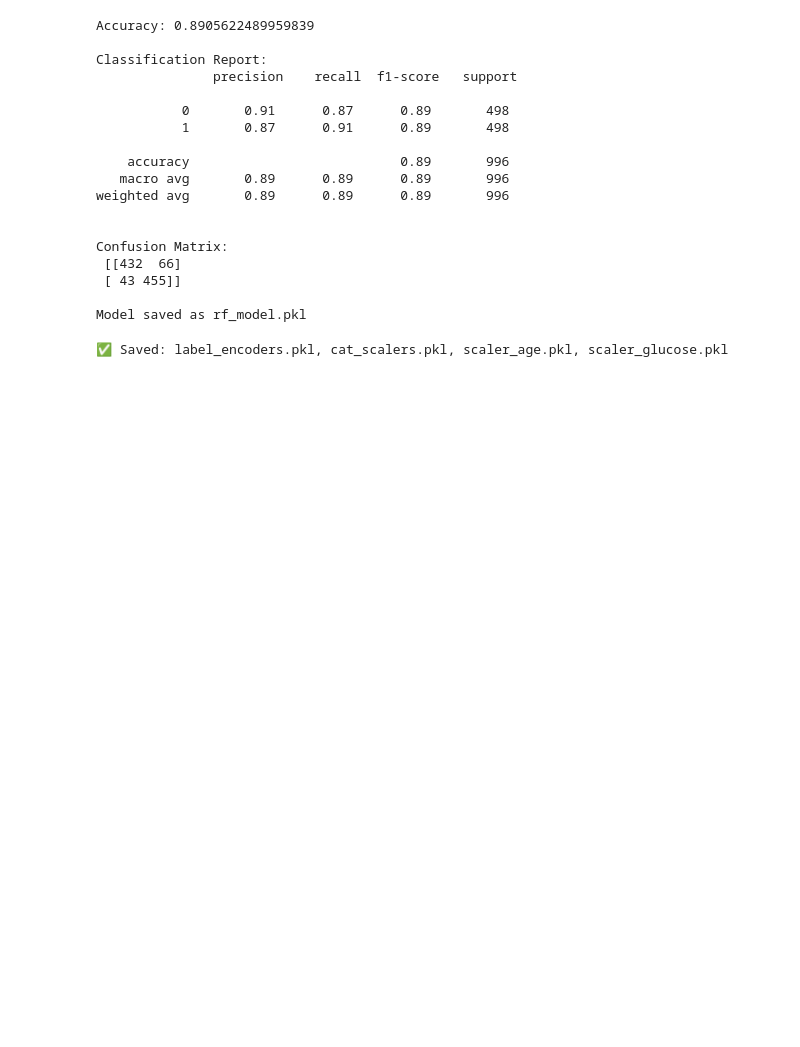
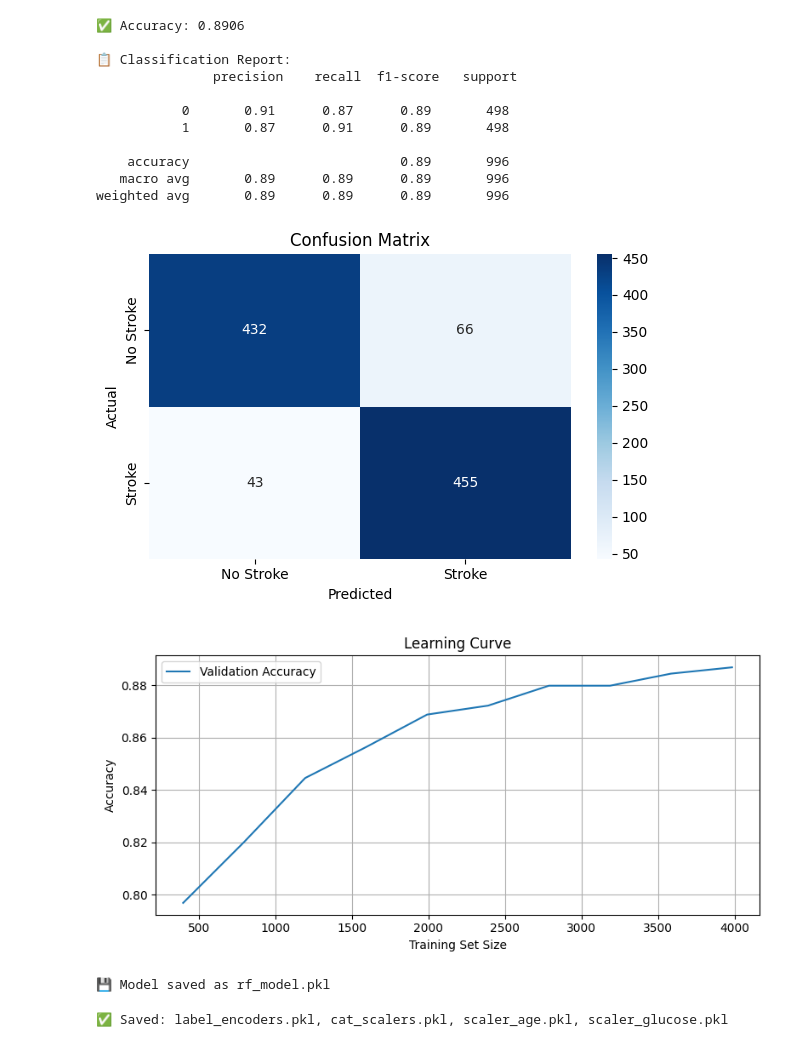
Before and after one commit to MianHadihehe/DS, a Jupyter notebook: model-training/model-training.ipynb, the cells around one changed output. Cells and saved outputs as stored; diff of their text form; code cells hidden in the pictures; blank space fills up the shorter version.

Commit message:
improved model

```diff
--- a/model-training/model-training.ipynb
+++ b/model-training/model-training.ipynb
@@ -1,51 +1,98 @@
 # %%
 import pandas as pd
+import joblib
+import matplotlib.pyplot as plt
+import seaborn as sns
+
 from sklearn.ensemble import RandomForestClassifier
 from sklearn.model_selection import train_test_split
-from sklearn.metrics import accuracy_score, classification_report, confusion_matrix
-import joblib
+from sklearn.metrics import (
+    accuracy_score,
+    classification_report,
+    confusion_matrix,
+)
 
+# Load preprocessed dataset
 df = pd.read_csv('final_stroke_dataset.csv')
 X = df.drop('stroke', axis=1)
 y = df['stroke']
 
+# Split data
 X_train, X_test, y_train, y_test = train_test_split(
     X, y,
     test_size=0.2,
     random_state=42,
     stratify=y
 )
 
+# Train model
 clf = RandomForestClassifier(random_state=42)
 clf.fit(X_train, y_train)
 
+# Predict
 y_pred = clf.predict(X_test)
 
-print("Accuracy:", accuracy_score(y_test, y_pred))
-print("\nClassification Report:\n", classification_report(y_test, y_pred))
-print("\nConfusion Matrix:\n", confusion_matrix(y_test, y_pred))
+# Evaluation metrics
+acc = accuracy_score(y_test, y_pred)
+report = classification_report(y_test, y_pred, output_dict=True)
+cm = confusion_matrix(y_test, y_pred)
 
+print(f"\n✅ Accuracy: {acc:.4f}")
+print("\n📋 Classification Report:\n", classification_report(y_test, y_pred))
+
+# Plot: Confusion Matrix
+plt.figure(figsize=(6, 4))
+sns.heatmap(cm, annot=True, fmt='d', cmap='Blues',
+            xticklabels=['No Stroke', 'Stroke'],
+            yticklabels=['No Stroke', 'Stroke'])
+plt.title('Confusion Matrix')
+plt.xlabel('Predicted')
+plt.ylabel('Actual')
+plt.tight_layout()
+plt.show()
+
+from sklearn.model_selection import learning_curve
+import numpy as np
+
+train_sizes, train_scores, test_scores = learning_curve(
+    clf, X, y, cv=5, scoring='accuracy',
+    train_sizes=np.linspace(0.1, 1.0, 10),
+    random_state=42
+)
+
+train_mean = np.mean(train_scores, axis=1)
+test_mean = np.mean(test_scores, axis=1)
+
+# Plot learning curve
+plt.figure(figsize=(8, 4))
+plt.plot(train_sizes, test_mean, label='Validation Accuracy')
+plt.title('Learning Curve')
+plt.xlabel('Training Set Size')
+plt.ylabel('Accuracy')
+plt.legend()
+plt.grid(True)
+plt.tight_layout()
+plt.show()
+
+
+# Save model
 joblib.dump(clf, 'rf_model.pkl')
-print("\nModel saved as rf_model.pkl")
+print("\n💾 Model saved as rf_model.pkl")
 # %% [output]
-Accuracy: 0.8905622489959839
+✅ Accuracy: 0.8906
 
-Classification Report:
+📋 Classification Report:
                precision    recall  f1-score   support
 
            0       0.91      0.87      0.89       498
            1       0.87      0.91      0.89       498
 
     accuracy                           0.89       996
    macro avg       0.89      0.89      0.89       996
 weighted avg       0.89      0.89      0.89       996
-
-
-Confusion Matrix:
- [[432  66]
- [ 43 455]]
-
-Model saved as rf_model.pkl
+[figure, added]
+[figure, added]
+💾 Model saved as rf_model.pkl
 # %%
 import pandas as pd
 import joblib
```
